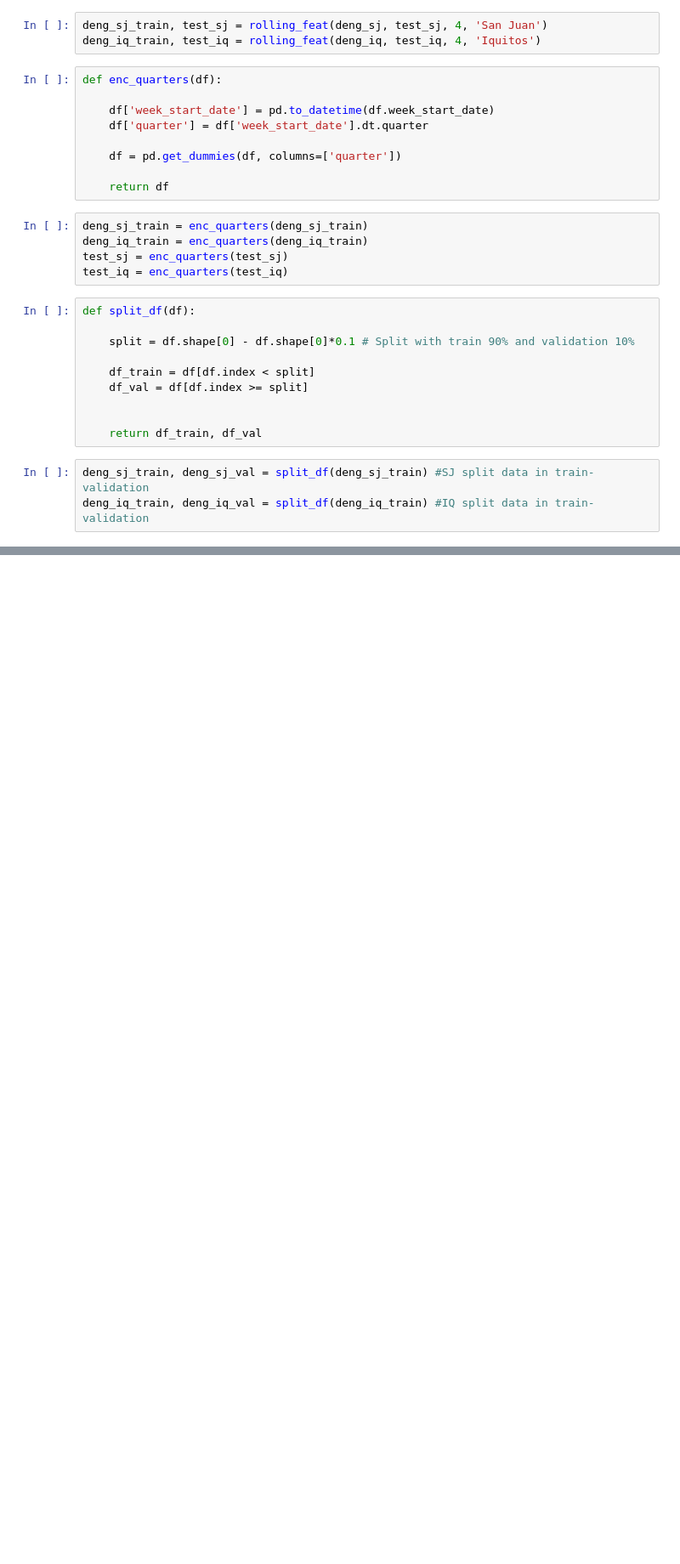
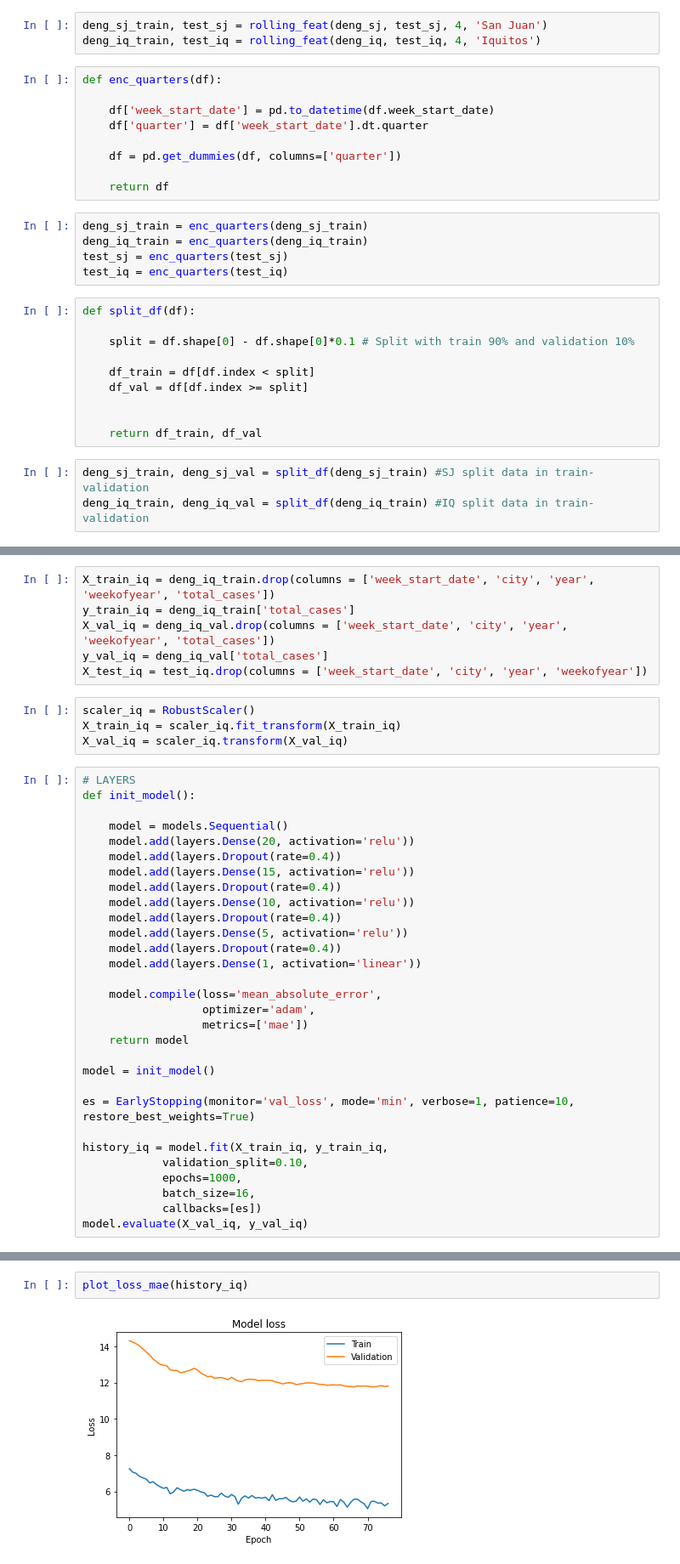
Before and after one commit to GGC17/deng, a Jupyter notebook: nn.ipynb, the cells around one changed output, grey strips where cells are left out. Shown: that part at 85% size. Cells and saved outputs as stored; diff of their text form; blank space fills up the shorter version.

```diff
--- a/nn.ipynb
+++ b/nn.ipynb
@@ -166,0 +230,40 @@ def plot_loss_mae(history):
+# %%
+X_train_iq = deng_iq_train.drop(columns = ['week_start_date', 'city', 'year', 'weekofyear', 'total_cases'])
+y_train_iq = deng_iq_train['total_cases']
+X_val_iq = deng_iq_val.drop(columns = ['week_start_date', 'city', 'year', 'weekofyear', 'total_cases'])
+y_val_iq = deng_iq_val['total_cases']
+X_test_iq = test_iq.drop(columns = ['week_start_date', 'city', 'year', 'weekofyear'])
+# %%
+scaler_iq = RobustScaler()
+X_train_iq = scaler_iq.fit_transform(X_train_iq)
+X_val_iq = scaler_iq.transform(X_val_iq)
+# %%
+# LAYERS
+def init_model():
+
+    model = models.Sequential()
+    model.add(layers.Dense(20, activation='relu'))
+    model.add(layers.Dropout(rate=0.4))
+    model.add(layers.Dense(15, activation='relu'))
+    model.add(layers.Dropout(rate=0.4))
+    model.add(layers.Dense(10, activation='relu'))
+    model.add(layers.Dropout(rate=0.4))
+    model.add(layers.Dense(5, activation='relu'))
+    model.add(layers.Dropout(rate=0.4))
+    model.add(layers.Dense(1, activation='linear'))
+
+    model.compile(loss='mean_absolute_error',
+                  optimizer='adam',
+                  metrics=['mae'])
+    return model
+
+model = init_model()
+
+es = EarlyStopping(monitor='val_loss', mode='min', verbose=1, patience=10, restore_best_weights=True)
+
+history_iq = model.fit(X_train_iq, y_train_iq,
+            validation_split=0.10,
+            epochs=1000,
+            batch_size=16,
+            callbacks=[es])
+model.evaluate(X_val_iq, y_val_iq)
@@ -166,0 +289,4 @@ def plot_loss_mae(history):
+# %%
+plot_loss_mae(history_iq)
+# %% [output]
+[figure, added]
```
Also changed, not shown: parts of 17 cells of this notebook.
